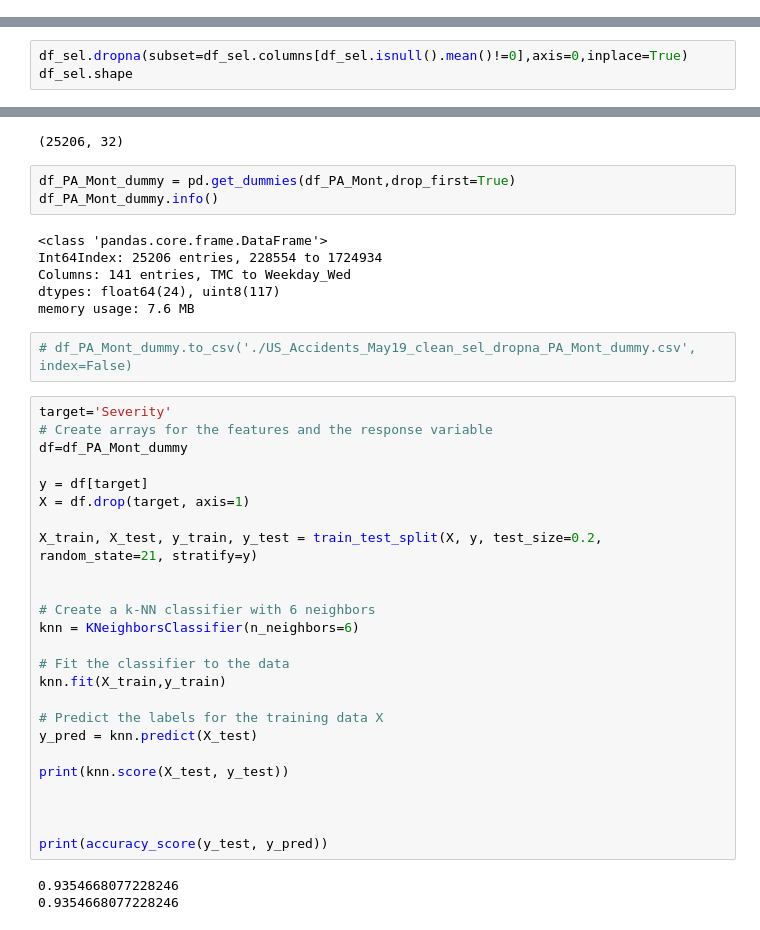
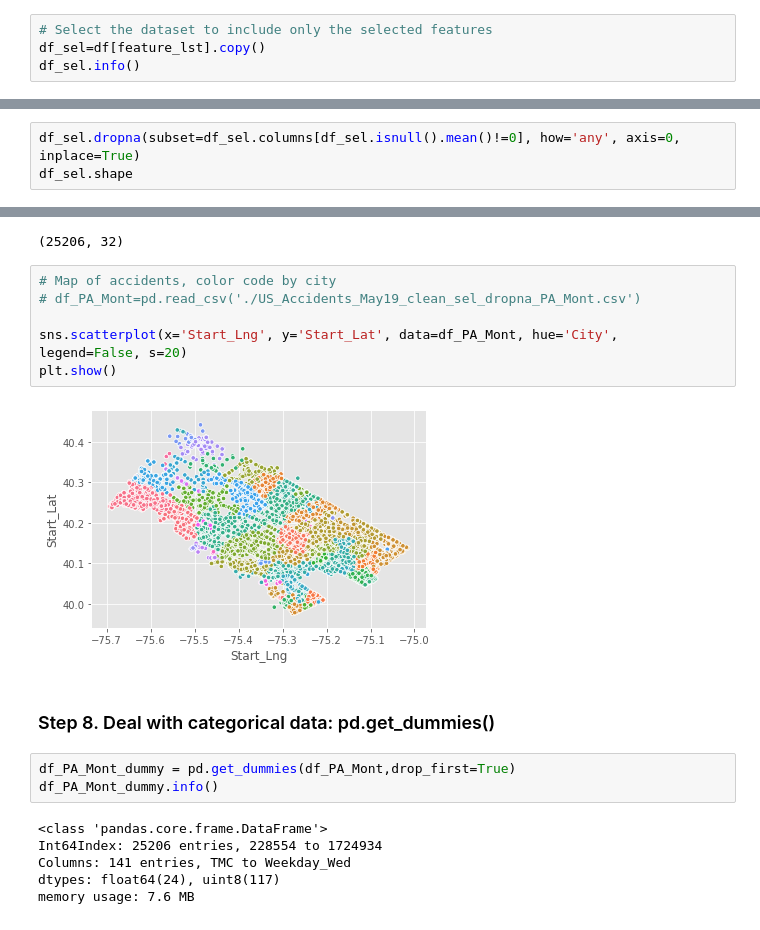
Before and after one commit to RonghuiZhou/us-accidents, a Jupyter notebook: Machine Learning for US Accidents_PA_Mont_RZhou.ipynb, the cells around one changed output, grey strips where cells are left out. Cells and saved outputs as stored; diff of their text form.

```diff
--- a/Machine Learning for US Accidents_PA_Mont_RZhou.ipynb
+++ b/Machine Learning for US Accidents_PA_Mont_RZhou.ipynb
@@ -205,0 +223,4 @@ memory usage: 599.2+ MB
+# %%
+# Select the dataset to include only the selected features
+df_sel=df[feature_lst].copy()
+df_sel.info()
@@ -230,6 +269,6 @@ Weekday               0.000217
 Time_Duration(min)    0.000000
 dtype: float64
 # %%
-df_sel.dropna(subset=df_sel.columns[df_sel.isnull().mean()!=0],axis=0,inplace=True)
+df_sel.dropna(subset=df_sel.columns[df_sel.isnull().mean()!=0], how='any', axis=0, inplace=True)
 df_sel.shape
 # %% [output]
@@ -295,6 +347,16 @@ memory usage: 6.3+ MB
 df_PA_Mont.shape
 # %% [output]
 (25206, 32)
+# %%
+# Map of accidents, color code by city
+# df_PA_Mont=pd.read_csv('./US_Accidents_May19_clean_sel_dropna_PA_Mont.csv')
+
+sns.scatterplot(x='Start_Lng', y='Start_Lat', data=df_PA_Mont, hue='City', legend=False, s=20)
+plt.show()
+# %% [output]
+[figure, added]
+# %% [markdown]
+### Step 8. Deal with categorical data: pd.get_dummies()
 # %%
 df_PA_Mont_dummy = pd.get_dummies(df_PA_Mont,drop_first=True)
 df_PA_Mont_dummy.info()
@@ -304,33 +366,3 @@ Int64Index: 25206 entries, 228554 to 1724934
 Columns: 141 entries, TMC to Weekday_Wed
 dtypes: float64(24), uint8(117)
 memory usage: 7.6 MB
-# %%
-# df_PA_Mont_dummy.to_csv('./US_Accidents_May19_clean_sel_dropna_PA_Mont_dummy.csv', index=False)
-# %%
-target='Severity'
-# Create arrays for the features and the response variable
-df=df_PA_Mont_dummy
-
-y = df[target]
-X = df.drop(target, axis=1)
-
-X_train, X_test, y_train, y_test = train_test_split(X, y, test_size=0.2, random_state=21, stratify=y)
-
-
-# Create a k-NN classifier with 6 neighbors
-knn = KNeighborsClassifier(n_neighbors=6)
-
-# Fit the classifier to the data
-knn.fit(X_train,y_train)
-
-# Predict the labels for the training data X
-y_pred = knn.predict(X_test)
-
-print(knn.score(X_test, y_test))
-
-
-
-print(accuracy_score(y_test, y_pred))
-# %% [output]
-0.9354668077228246
-0.9354668077228246
```
Also changed, not shown: parts of 63 cells of this notebook.
